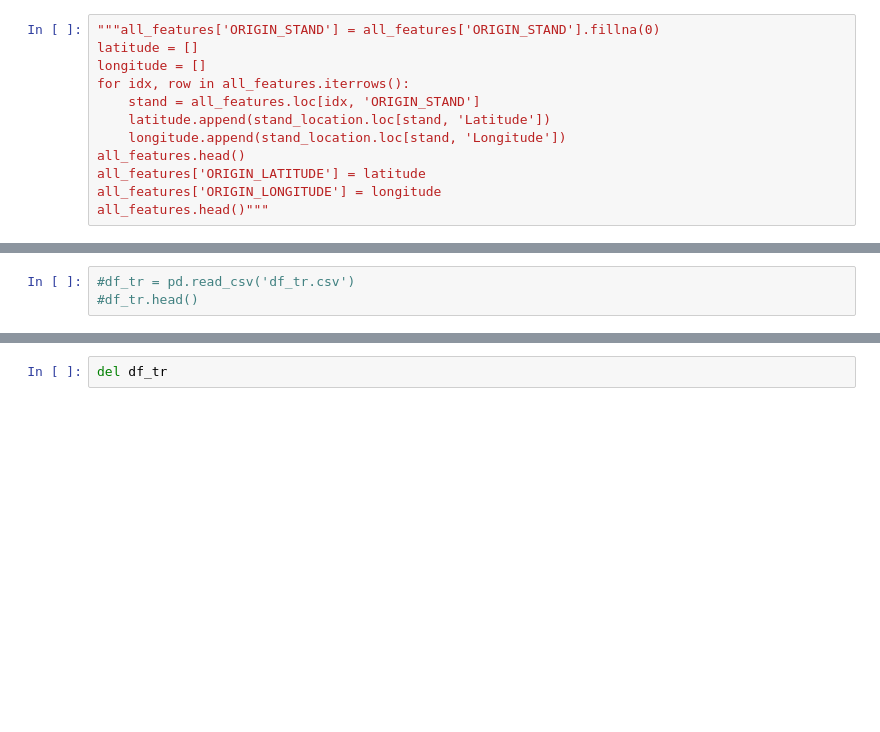
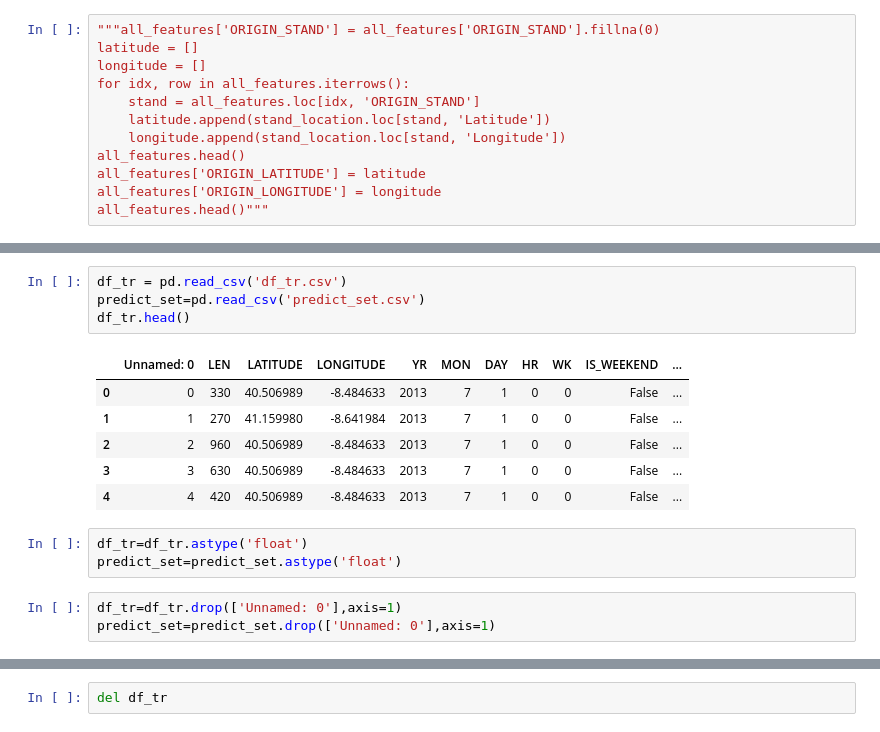
Before and after one commit to Henri-XYu02/CSE151B-project, a Jupyter notebook: Code/Feature Engineering.ipynb, the cells around one changed output, grey strips where cells are left out. Saved outputs shown, nothing was run; the diff lists cells and outputs as text; blank space fills up the shorter version.

```diff
--- a/Code/Feature Engineering.ipynb
+++ b/Code/Feature Engineering.ipynb
@@ -195,3 +248,17 @@ df_tr.head()
 # %%
-#df_tr = pd.read_csv('df_tr.csv')
-#df_tr.head()
+df_tr = pd.read_csv('df_tr.csv')
+predict_set=pd.read_csv('predict_set.csv')
+df_tr.head()
+# %% [output]
+|  | Unnamed: 0 | LEN | LATITUDE | LONGITUDE | YR | MON | DAY | HR | WK | IS_WEEKEND | ... |
+| 0 | 0 | 330 | 40.506989 | -8.484633 | 2013 | 7 | 1 | 0 | 0 | False | ... |
+| 1 | 1 | 270 | 41.159980 | -8.641984 | 2013 | 7 | 1 | 0 | 0 | False | ... |
+| 2 | 2 | 960 | 40.506989 | -8.484633 | 2013 | 7 | 1 | 0 | 0 | False | ... |
+| 3 | 3 | 630 | 40.506989 | -8.484633 | 2013 | 7 | 1 | 0 | 0 | False | ... |
+| 4 | 4 | 420 | 40.506989 | -8.484633 | 2013 | 7 | 1 | 0 | 0 | False | ... |
+# %%
+df_tr=df_tr.astype('float')
+predict_set=predict_set.astype('float')
+# %%
+df_tr=df_tr.drop(['Unnamed: 0'],axis=1)
+predict_set=predict_set.drop(['Unnamed: 0'],axis=1)
```
Also changed, not shown: parts of 31 cells of this notebook, 2 other files.
